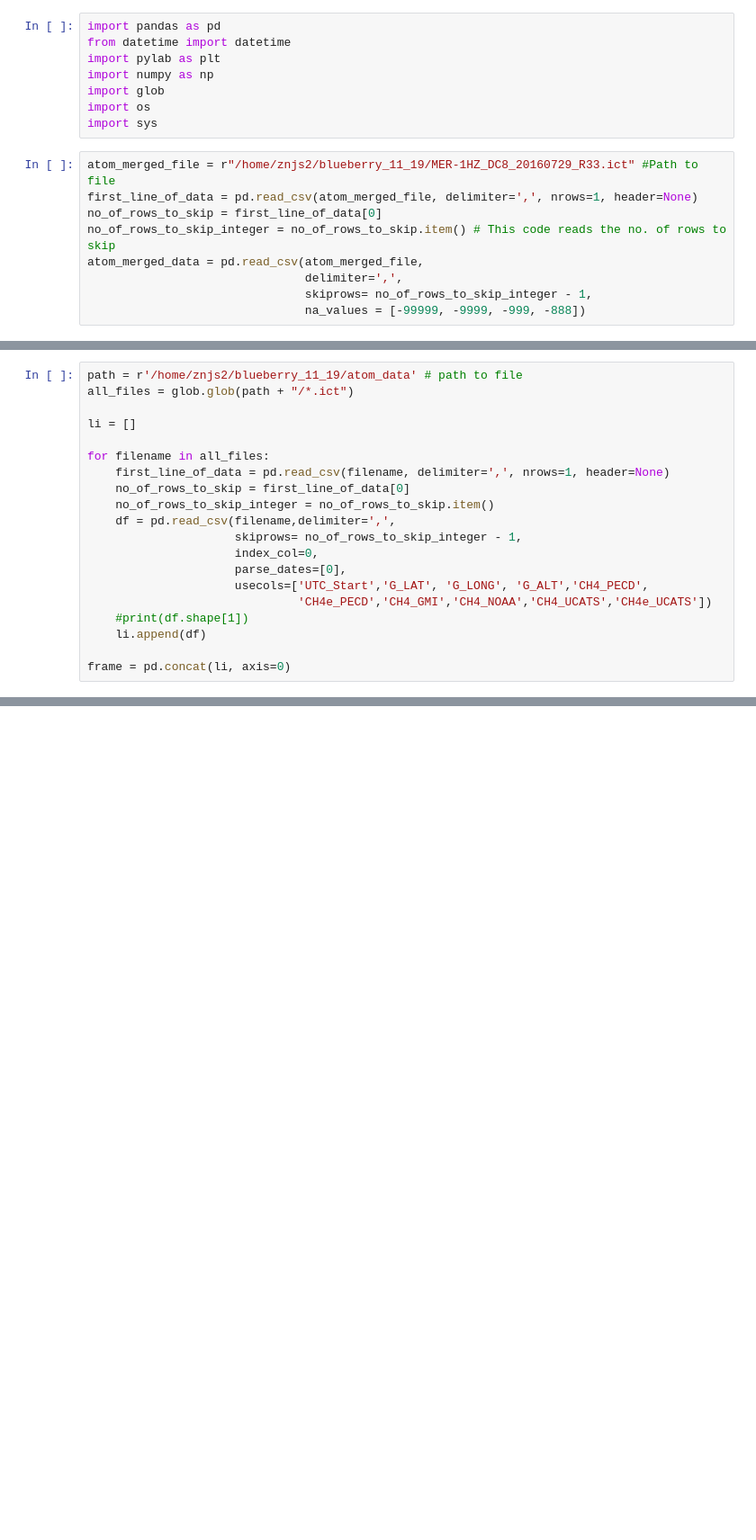
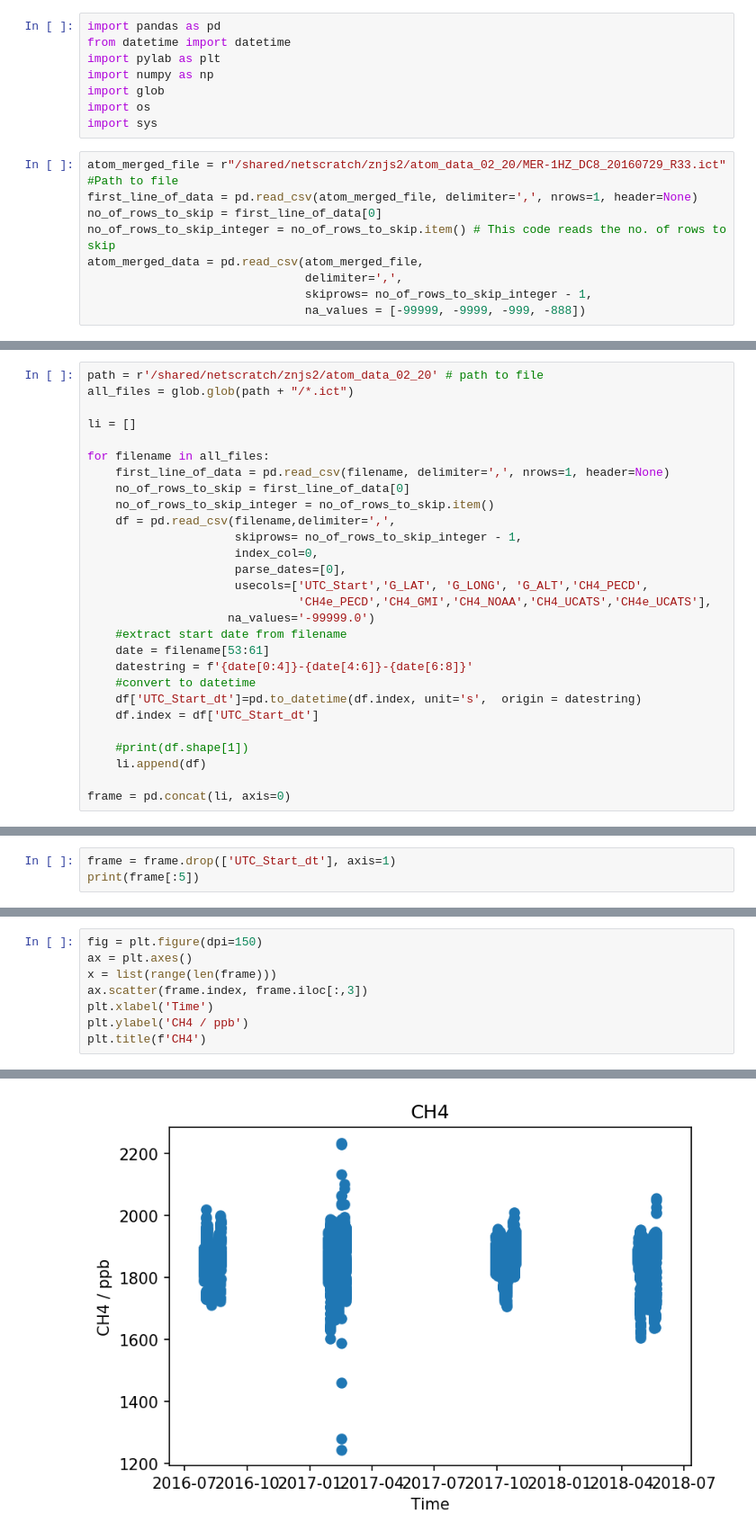
Before and after one commit to zosiast/blueberry_11_19, a Jupyter notebook: ATom_data/NASA_data_read.ipynb, the cells around one changed output, grey strips where cells are left out. Shown: that part at 90% size. Drawn from its saved outputs; the diff is of its cells as text; blank space fills up the shorter version.

```diff
--- a/ATom_data/NASA_data_read.ipynb
+++ b/ATom_data/NASA_data_read.ipynb
@@ -7,7 +7,7 @@ import glob
 import os
 import sys
 # %%
-atom_merged_file = r"/home/znjs2/blueberry_11_19/MER-1HZ_DC8_20160729_R33.ict" #Path to file
+atom_merged_file = r"/shared/netscratch/znjs2/atom_data_02_20/MER-1HZ_DC8_20160729_R33.ict" #Path to file
 first_line_of_data = pd.read_csv(atom_merged_file, delimiter=',', nrows=1, header=None)
 no_of_rows_to_skip = first_line_of_data[0]
 no_of_rows_to_skip_integer = no_of_rows_to_skip.item() # This code reads the no. of rows to skip
@@ -21,5 +18,5 @@ all_files = glob.glob(path + "/*.ict")
 # %%
-path = r'/home/znjs2/blueberry_11_19/atom_data' # path to file
+path = r'/shared/netscratch/znjs2/atom_data_02_20' # path to file
 all_files = glob.glob(path + "/*.ict")
 
 li = []
@@ -33,7 +30,15 @@ for filename in all_files:
                      index_col=0,
                      parse_dates=[0],
                      usecols=['UTC_Start','G_LAT', 'G_LONG', 'G_ALT','CH4_PECD',
-                              'CH4e_PECD','CH4_GMI','CH4_NOAA','CH4_UCATS','CH4e_UCATS'])
+                              'CH4e_PECD','CH4_GMI','CH4_NOAA','CH4_UCATS','CH4e_UCATS'],
+                    na_values='-99999.0')
+    #extract start date from filename
+    date = filename[53:61]
+    datestring = f'{date[0:4]}-{date[4:6]}-{date[6:8]}'
+    #convert to datetime
+    df['UTC_Start_dt']=pd.to_datetime(df.index, unit='s',  origin = datestring)
+    df.index = df['UTC_Start_dt']
+
     #print(df.shape[1])
     li.append(df)
 
@@ -60,0 +46,3 @@ UTC_Start
+# %%
+frame = frame.drop(['UTC_Start_dt'], axis=1)
+print(frame[:5])
@@ -60,0 +65,9 @@ UTC_Start
+# %%
+fig = plt.figure(dpi=150)
+ax = plt.axes()
+x = list(range(len(frame)))
+ax.scatter(frame.index, frame.iloc[:,3])
+plt.xlabel('Time')
+plt.ylabel('CH4 / ppb')
+plt.title(f'CH4')
+# %% [output]
@@ -61 +75,2 @@ UTC_Start
+[figure, added]
 # %%
```
Also changed, not shown: parts of 9 cells of this notebook, 6 other files.
